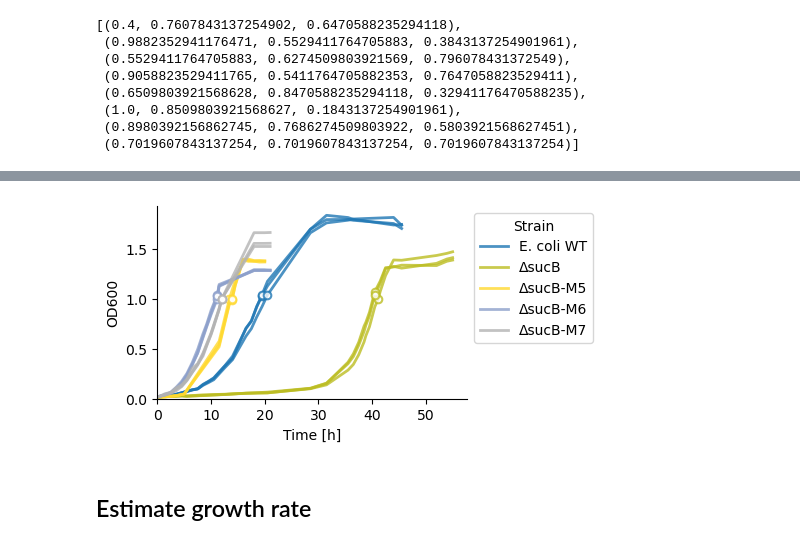
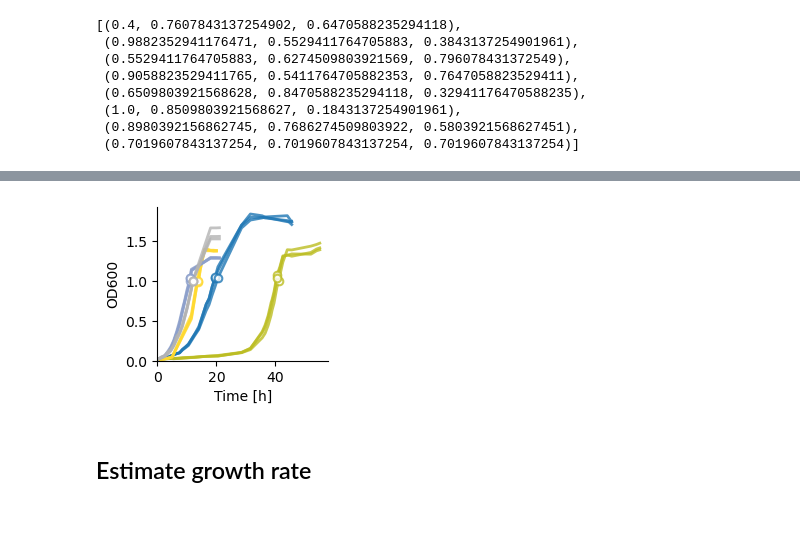
Before and after one commit to sulheim/metabolite-release, a Jupyter notebook: notebooks/3_chemostat/3B_make_figure_3_part2.ipynb, the cells around one changed output, grey strips where cells are left out. Cells and saved outputs as stored; diff of their text form; code cells hidden in the pictures; blank space fills up the shorter version.

```diff
--- a/notebooks/3_chemostat/3B_make_figure_3_part2.ipynb
+++ b/notebooks/3_chemostat/3B_make_figure_3_part2.ipynb
@@ -88,16 +88,16 @@ aceE_abbrv = ['WT', 'aceE', 'aceE-M2', 'aceE-M3', 'aceE-M4']
 
 df_tubes['Label'] = df_tubes['Strain abbrv.'].map(label_mapping)
 aceE_idx = df_tubes['Strain abbrv.'].isin(aceE_abbrv)
-fig, ax  = plt.subplots(figsize=(4, 2.5))
+fig, ax  = plt.subplots(figsize=(3, 2))
 ax = sns.lineplot(data = df_tubes.loc[aceE_idx], x = 'Time [h]', y = 'OD600', hue = 'Label', estimator=None,
-                   units='Replicate', palette=strains_cmap, lw = 2, ax = ax, alpha = 0.8)
+                   units='Replicate', palette=strains_cmap, lw = 2, ax = ax, alpha = 0.8, legend=False)
 for strain in aceE_abbrv:
     sidx = df_samples['Strain abbrv.']==strain
     label = label_mapping[strain]
     ax.scatter(x = df_samples.loc[sidx, 'Sampling time'], y = df_samples.loc[sidx, 'Sample OD'], c = 'w',
                s = 30, label = label, edgecolor =strains_cmap[label], alpha = 0.8, zorder = 10, linewidths=1.5)
 
-sns.move_legend(ax, "upper left", bbox_to_anchor=(1, 1), title = 'Strain', fontsize = 10, ncol = 1,)
+# sns.move_legend(ax, "upper left", bbox_to_anchor=(1, 1), title = 'Strain', fontsize = 10, ncol = 1,)
 ax.set_xlim(0)
 ax.set_ylim(0)
 sns.despine()
@@ -107,25 +107,25 @@ plt.savefig(figure_folder / 'aceE_sampling.pdf', bbox_inches='tight')
 # %%
 sucB_abbrv = ['WT', 'sucB', 'sucB-M5', 'sucB-M6', 'sucB-M7']
 
 df_tubes['Label'] = df_tubes['Strain abbrv.'].map(label_mapping)
 sucB_idx = df_tubes['Strain abbrv.'].isin(sucB_abbrv)
-fig, ax  = plt.subplots(figsize=(4, 2.5))
+fig, ax  = plt.subplots(figsize=(2.2, 2))
 ax = sns.lineplot(data = df_tubes.loc[sucB_idx], x = 'Time [h]', y = 'OD600', hue = 'Label', estimator=None,
                    units='Replicate', palette=strains_cmap, lw = 2, ax = ax, alpha = 0.8,
-                   hue_order=[label_mapping[x] for x in sucB_abbrv])
+                   hue_order=[label_mapping[x] for x in sucB_abbrv], legend=False)
 for strain in sucB_abbrv:
     sidx = df_samples['Strain abbrv.']==strain
     label = label_mapping[strain]
     ax.scatter(x = df_samples.loc[sidx, 'Sampling time'], y = df_samples.loc[sidx, 'Sample OD'], c = 'w',
                s = 30, label = label, edgecolor =strains_cmap[label], alpha = 0.8, zorder = 10, linewidths=1.5)
 
-sns.move_legend(ax, "upper left", bbox_to_anchor=(1, 1), title = 'Strain', fontsize = 10, ncol = 1,)
+# sns.move_legend(ax, "upper left", bbox_to_anchor=(1, 1), title = 'Strain', fontsize = 10, ncol = 1,)
 ax.set_xlim(0)
 ax.set_ylim(0)
 sns.despine()
 plt.savefig(figure_folder / 'sucB_sampling.pdf', bbox_inches='tight')
 # %% [output]
-[figure, old version]
+[figure, new version]
 # %% [markdown]
 ## Estimate growth rate
 # %%
```
Also changed, not shown: parts of 6 cells of this notebook, 11 other files.
